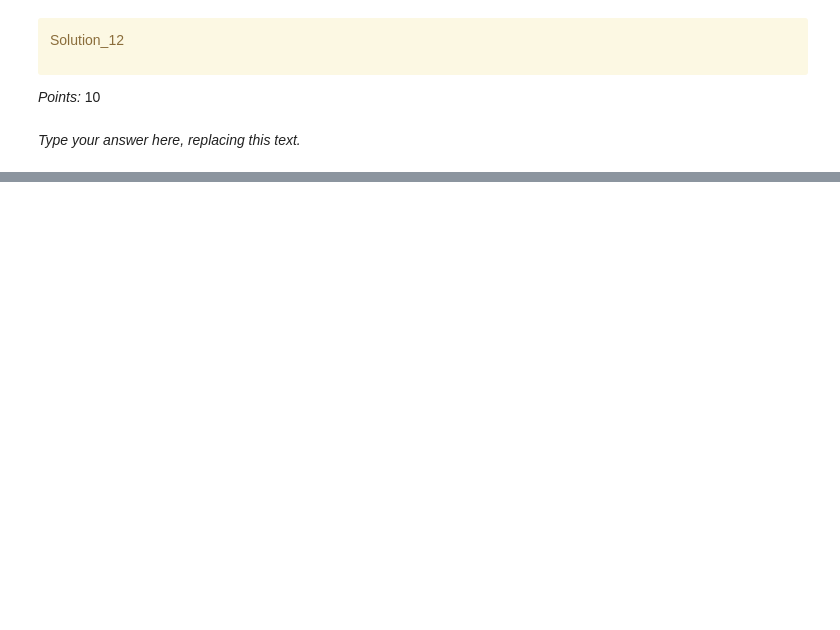
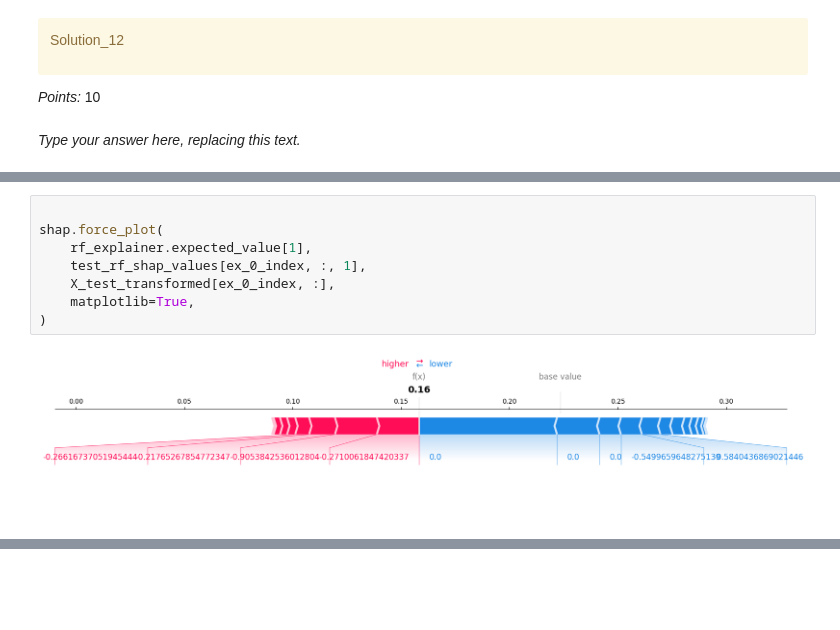
Before and after one commit to Felixxitran/cpsc330_hw5, a Jupyter notebook: hw5.ipynb, the cells around one changed output, grey strips where cells are left out. Drawn from its saved outputs; the diff is of its cells as text; blank space fills up the shorter version.

```diff
--- a/hw5.ipynb
+++ b/hw5.ipynb
@@ -1346,0 +1441,10 @@ shap.force_plot(
+# %%
+
+shap.force_plot(
+    rf_explainer.expected_value[1],
+    test_rf_shap_values[ex_0_index, :, 1],
+    X_test_transformed[ex_0_index, :],
+    matplotlib=True,
+)
+# %% [output]
+[figure, added]
```
Also changed, not shown: parts of 70 cells of this notebook, 1 other file.
